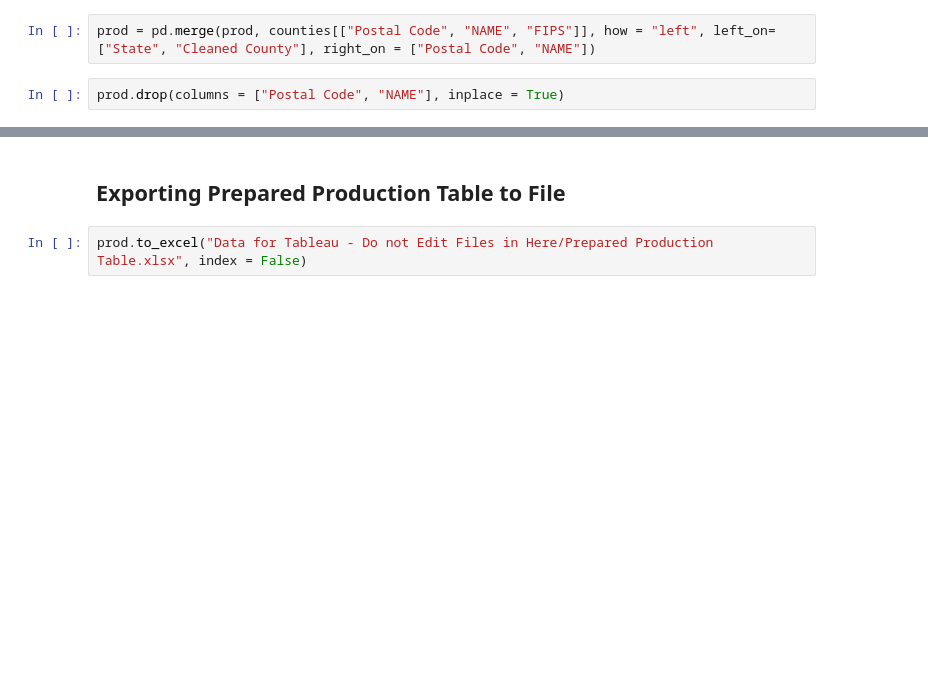
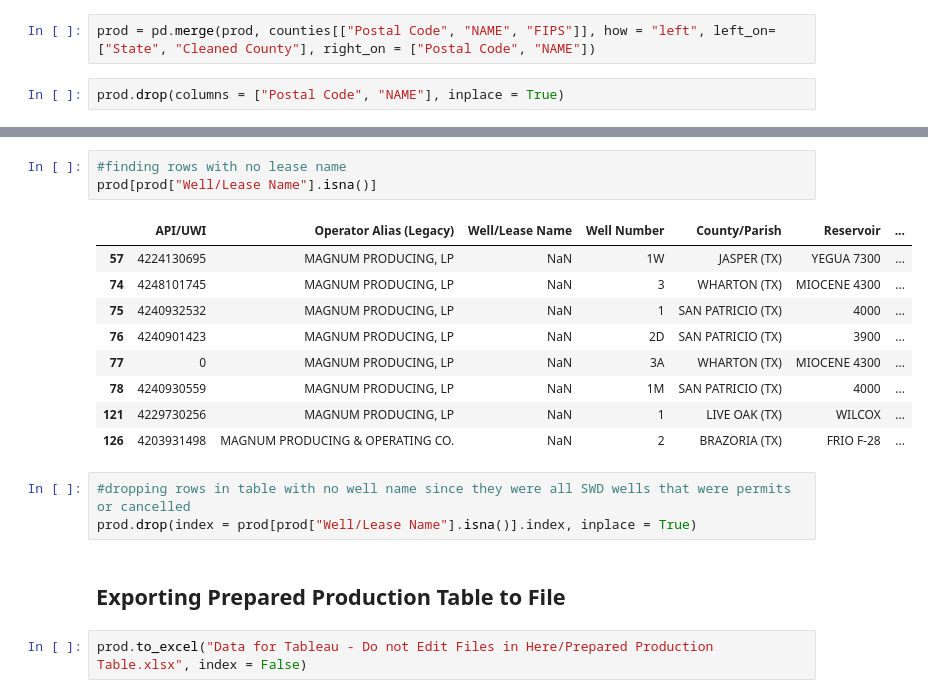
Before and after one commit to mishaun/Magnum-Producing-Operated-Properties-Data-Clean, a Jupyter notebook: Magnum Operated/Magnum Properties - Data Preparation.ipynb, the cells around one changed output, grey strips where cells are left out. Saved outputs shown, nothing was run; the diff lists cells and outputs as text; blank space fills up the shorter version.

```diff
--- a/Magnum Operated/Magnum Properties - Data Preparation.ipynb
+++ b/Magnum Operated/Magnum Properties - Data Preparation.ipynb
@@ -267,3 +272,19 @@ prod.head()
+# %%
+#finding rows with no lease name
+prod[prod["Well/Lease Name"].isna()]
+# %% [output]
+|  | API/UWI | Operator Alias (Legacy) | Well/Lease Name | Well Number | County/Parish | Reservoir | ... |
+| 57 | 4224130695 | MAGNUM PRODUCING, LP | NaN | 1W | JASPER (TX) | YEGUA 7300 | ... |
+| 74 | 4248101745 | MAGNUM PRODUCING, LP | NaN | 3 | WHARTON (TX) | MIOCENE 4300 | ... |
+| 75 | 4240932532 | MAGNUM PRODUCING, LP | NaN | 1 | SAN PATRICIO (TX) | 4000 | ... |
+| 76 | 4240901423 | MAGNUM PRODUCING, LP | NaN | 2D | SAN PATRICIO (TX) | 3900 | ... |
+| 77 | 0 | MAGNUM PRODUCING, LP | NaN | 3A | WHARTON (TX) | MIOCENE 4300 | ... |
+| 78 | 4240930559 | MAGNUM PRODUCING, LP | NaN | 1M | SAN PATRICIO (TX) | 4000 | ... |
+| 121 | 4229730256 | MAGNUM PRODUCING, LP | NaN | 1 | LIVE OAK (TX) | WILCOX | ... |
+| 126 | 4203931498 | MAGNUM PRODUCING & OPERATING CO. | NaN | 2 | BRAZORIA (TX) | FRIO F-28 | ... |
+# %%
+#dropping rows in table with no well name since they were all SWD wells that were permits or cancelled
+prod.drop(index = prod[prod["Well/Lease Name"].isna()].index, inplace = True)
 # %% [markdown]
 ## Exporting Prepared Production Table to File
 # %%
```
Also changed, not shown: parts of 22 cells of this notebook, 23 other files.
